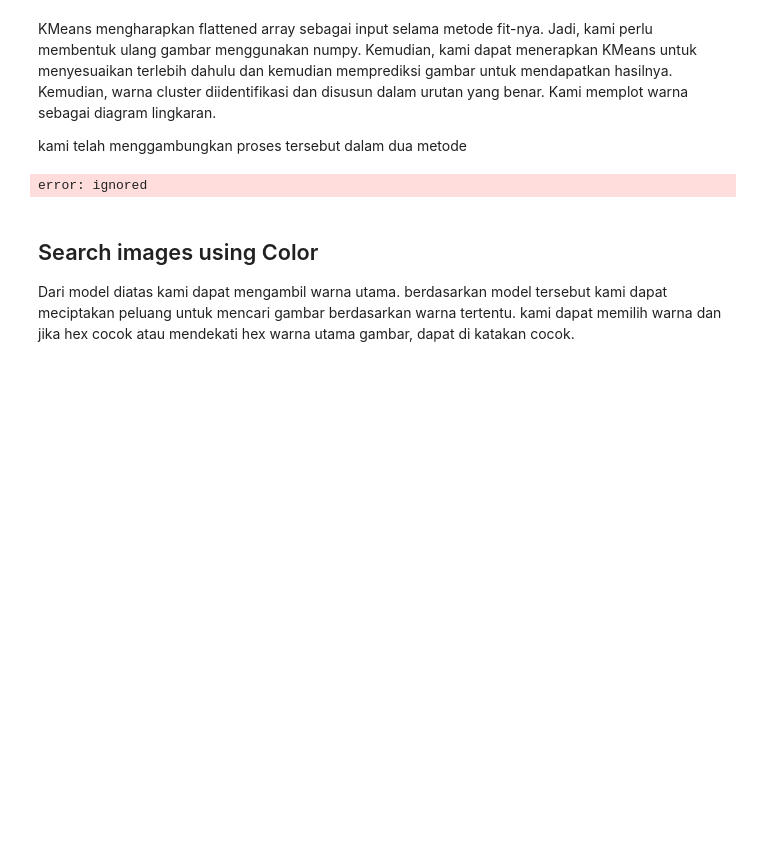
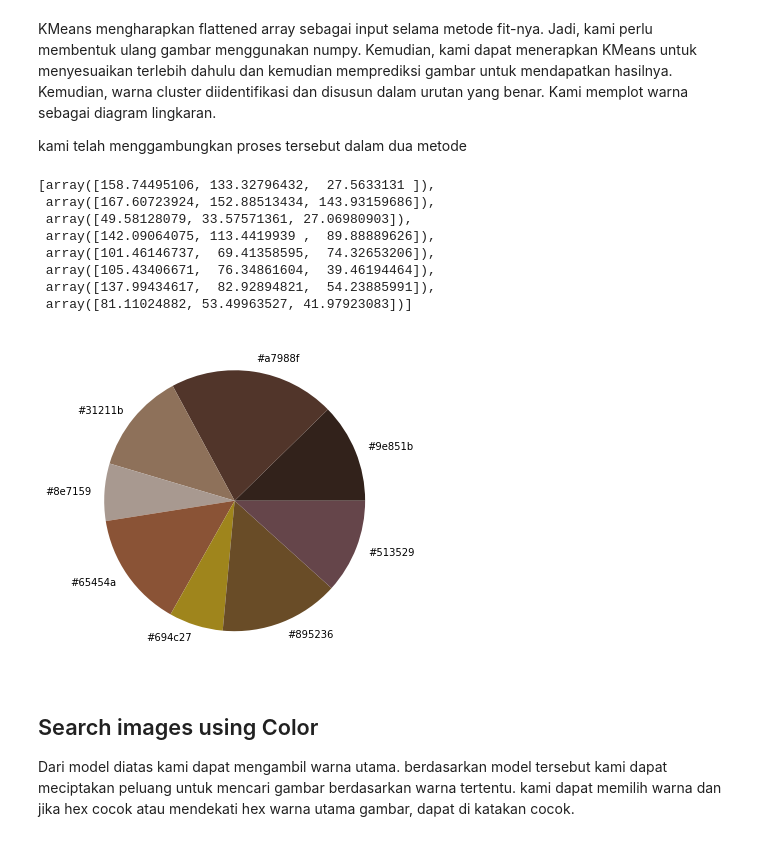
Before and after one commit to daffapraramadhana/TubesMechineLearning, a Jupyter notebook: tubes_ml.ipynb, the cells around one changed output. Saved outputs shown, nothing was run; the diff lists cells and outputs as text; code cells hidden in the pictures; blank space fills up the shorter version.

```diff
--- a/tubes_ml.ipynb
+++ b/tubes_ml.ipynb
@@ -112,9 +112,17 @@ def get_colors(image, number_of_colors, show_chart):
 
     return rgb_colors
 # %%
-get_colors(get_image('sample_image.jpg'), 8, True)
+get_colors(get_image('rapel.jpg'), 8, True)
 # %% [output]
-error: ignored
+[array([158.74495106, 133.32796432,  27.5633131 ]),
+ array([167.60723924, 152.88513434, 143.93159686]),
+ array([49.58128079, 33.57571361, 27.06980903]),
+ array([142.09064075, 113.4419939 ,  89.88889626]),
+ array([101.46146737,  69.41358595,  74.32653206]),
+ array([105.43406671,  76.34861604,  39.46194464]),
+ array([137.99434617,  82.92894821,  54.23885991]),
+ array([81.11024882, 53.49963527, 41.97923083])]
+[figure, added]
 # %% [markdown]
 ## Search images using Color
 
```
